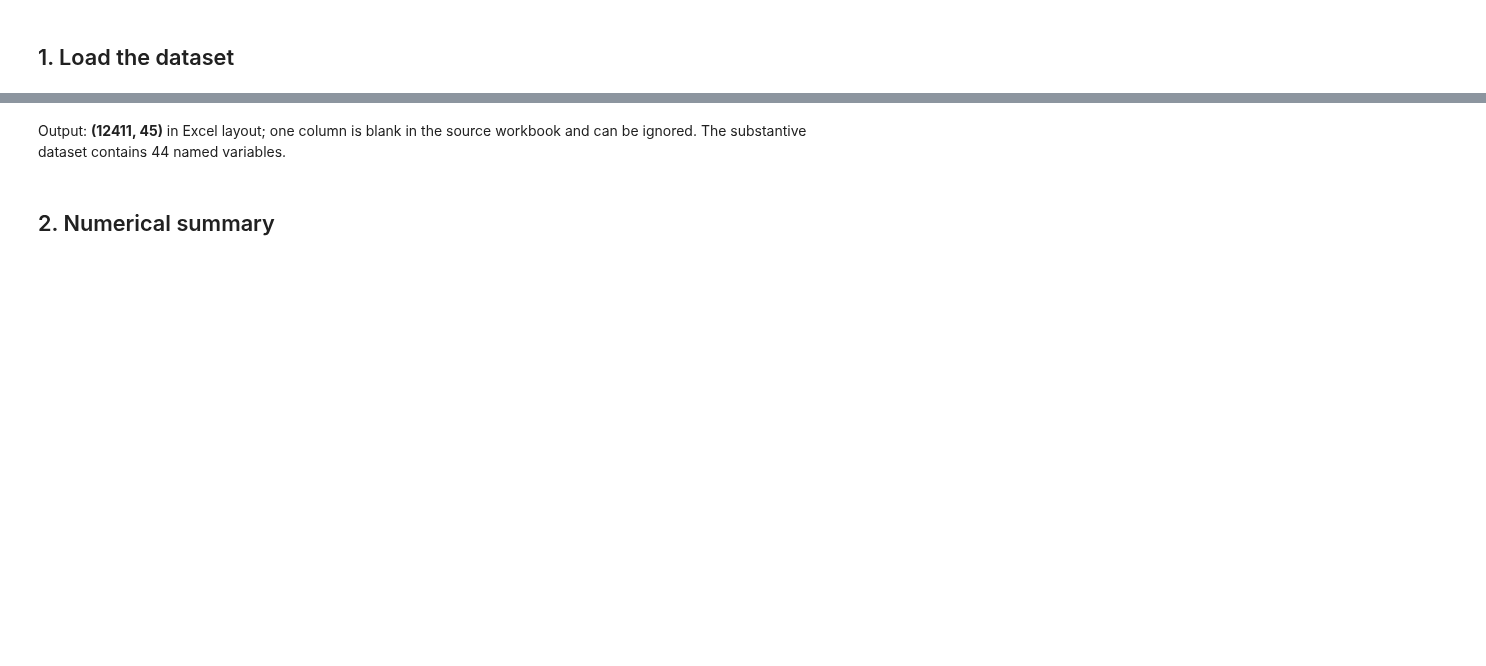
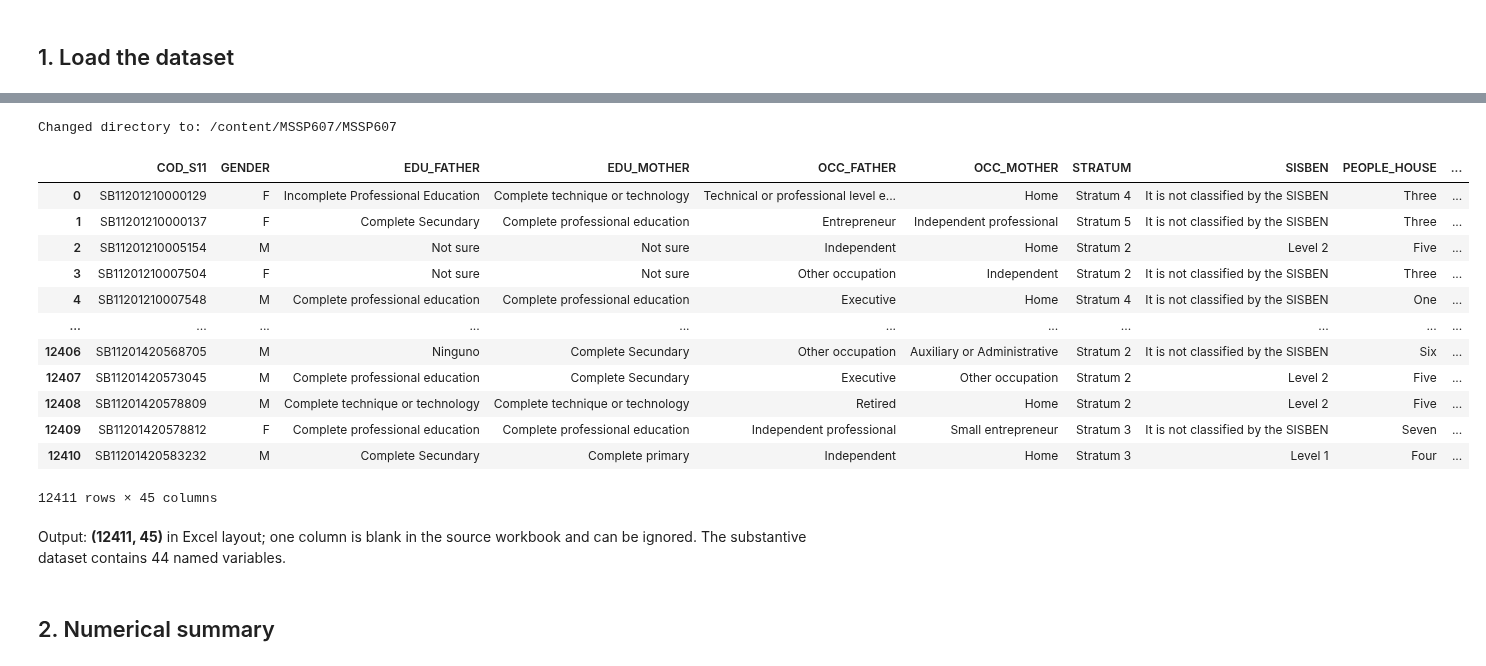
Before and after one commit to kaixing189/MSSP607, a Jupyter notebook: Assignments/Academic_Performance_Analysis_Colab.ipynb, the cells around one changed output, grey strips where cells are left out. Cells and saved outputs as stored; diff of their text form; code cells hidden in the pictures; blank space fills up the shorter version.

```diff
--- a/Assignments/Academic_Performance_Analysis_Colab.ipynb
+++ b/Assignments/Academic_Performance_Analysis_Colab.ipynb
@@ -23,3 +26,45 @@ df.head()
+# %%
+#Per the instuction in class, use this code to connect to your GItHub repository.
+from google.colab import userdata
+import os
+import subprocess
+
+github_token = userdata.get('Git_Key') #Retrieve secret key for user
+owner = 'kaixing189' # Replace with the GitHub repository owner
+repository = 'MSSP607' # Replace with the GitHub repository name
+
+clone_url = f'https://x-access-token:{github_token}@github.com/{owner}/{repository}.git'
+
+# Clone the repository
+import subprocess
+subprocess.run(['git', 'clone', clone_url])
+
+# Navigate into the cloned repository directory (optional, but often useful)
+os.chdir(repository)
+print(f"Changed directory to: {os.getcwd()}")
+
+#!git clone https://github.com/"owner"/"repository".git for public repositories
+# %% [output]
+Changed directory to: /content/MSSP607/MSSP607
+# %%
+#Connects to the file on your respository
+file_path = '/content/MSSP607/data/data_academic_performance (2).xlsx'
+df = pd.read_excel(file_path, sheet_name='SABER11_SABERPRO')
+df
+# %% [output]
+|  | COD_S11 | GENDER | EDU_FATHER | EDU_MOTHER | OCC_FATHER | OCC_MOTHER | STRATUM | SISBEN | PEOPLE_HOUSE | ... |
+| 0 | SB11201210000129 | F | Incomplete Professional Education | Complete technique or technology | Technical or professional level e... | Home | Stratum 4 | It is not classified by the SISBEN | Three | ... |
+| 1 | SB11201210000137 | F | Complete Secundary | Complete professional education | Entrepreneur | Independent professional | Stratum 5 | It is not classified by the SISBEN | Three | ... |
+| 2 | SB11201210005154 | M | Not sure | Not sure | Independent | Home | Stratum 2 | Level 2 | Five | ... |
+| 3 | SB11201210007504 | F | Not sure | Not sure | Other occupation | Independent | Stratum 2 | It is not classified by the SISBEN | Three | ... |
+| 4 | SB11201210007548 | M | Complete professional education | Complete professional education | Executive | Home | Stratum 4 | It is not classified by the SISBEN | One | ... |
+| ... | ... | ... | ... | ... | ... | ... | ... | ... | ... | ... |
+| 12406 | SB11201420568705 | M | Ninguno | Complete Secundary | Other occupation | Auxiliary or Administrative | Stratum 2 | It is not classified by the SISBEN | Six | ... |
+| 12407 | SB11201420573045 | M | Complete professional education | Complete Secundary | Executive | Other occupation | Stratum 2 | Level 2 | Five | ... |
+| 12408 | SB11201420578809 | M | Complete technique or technology | Complete technique or technology | Retired | Home | Stratum 2 | Level 2 | Five | ... |
+| 12409 | SB11201420578812 | F | Complete professional education | Complete professional education | Independent professional | Small entrepreneur | Stratum 3 | It is not classified by the SISBEN | Seven | ... |
+| 12410 | SB11201420583232 | M | Complete Secundary | Complete primary | Independent | Home | Stratum 3 | Level 1 | Four | ... |
+12411 rows × 45 columns
 # %% [markdown]
 Output: **(12411, 45)** in Excel layout; one column is blank in the source workbook and can be ignored. The substantive dataset contains 44 named variables.
 # %% [markdown]
```
Also changed, not shown: parts of 3 cells of this notebook.
